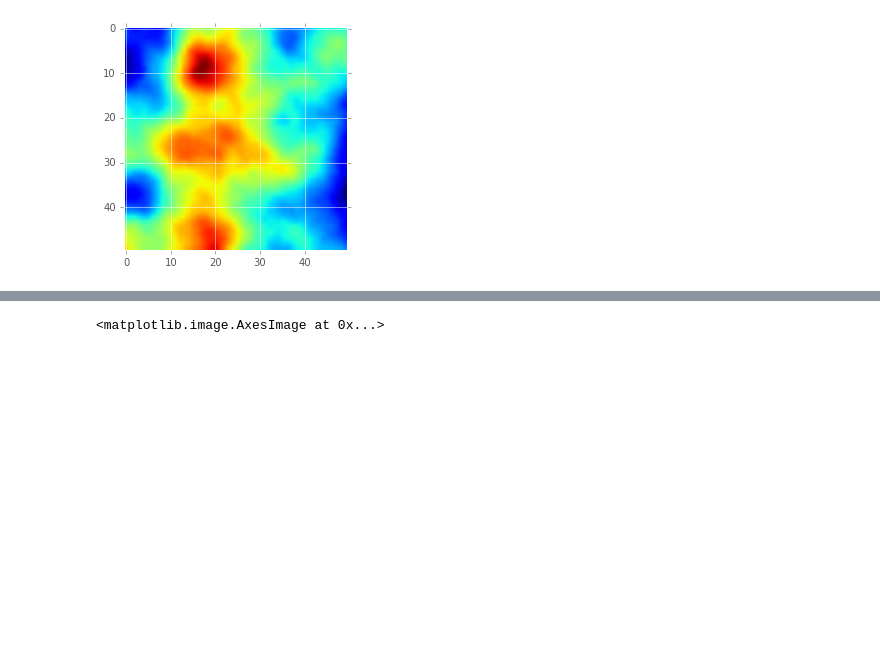
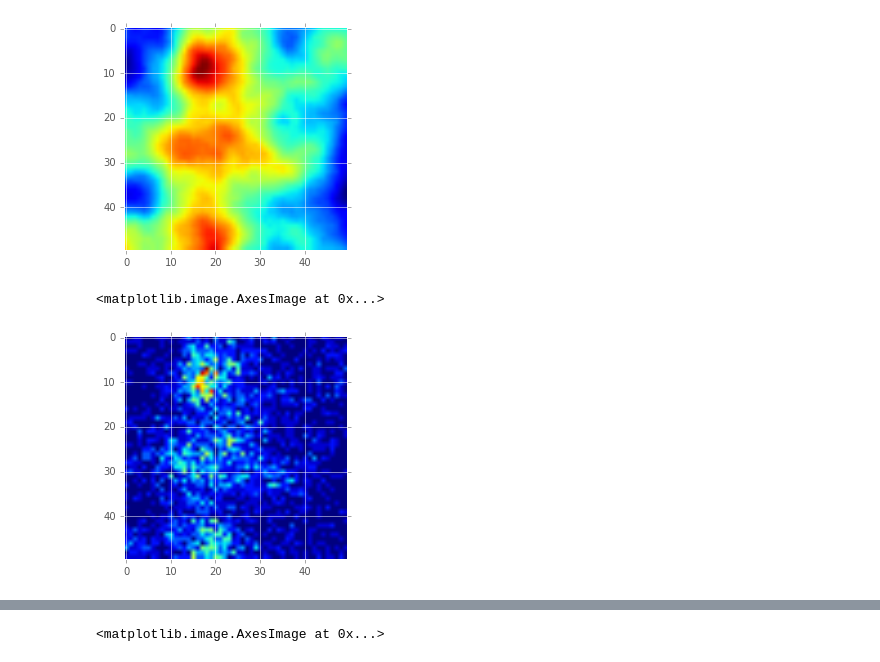
Before and after one commit to molgor/spystats, a Jupyter notebook: notebooks/demo/Getting started with Spystats.ipynb, the cells around one changed output, grey strips where cells are left out. Saved outputs shown, nothing was run; the diff lists cells and outputs as text; code cells hidden in the pictures; blank space fills up the shorter version.

```diff
--- a/notebooks/demo/Getting started with Spystats.ipynb
+++ b/notebooks/demo/Getting started with Spystats.ipynb
@@ -61,3 +73,8 @@ plt.imshow(s[1],interpolation=None)
 # %% [output]
 <matplotlib.image.AxesImage at 0x...>
 [figure]
+# %%
+plt.imshow(poisson.rvs(np.exp(s[1]),0))
+# %% [output]
+<matplotlib.image.AxesImage at 0x...>
+[figure, added]
```
Also changed, not shown: parts of 26 cells of this notebook, 1 other file.
